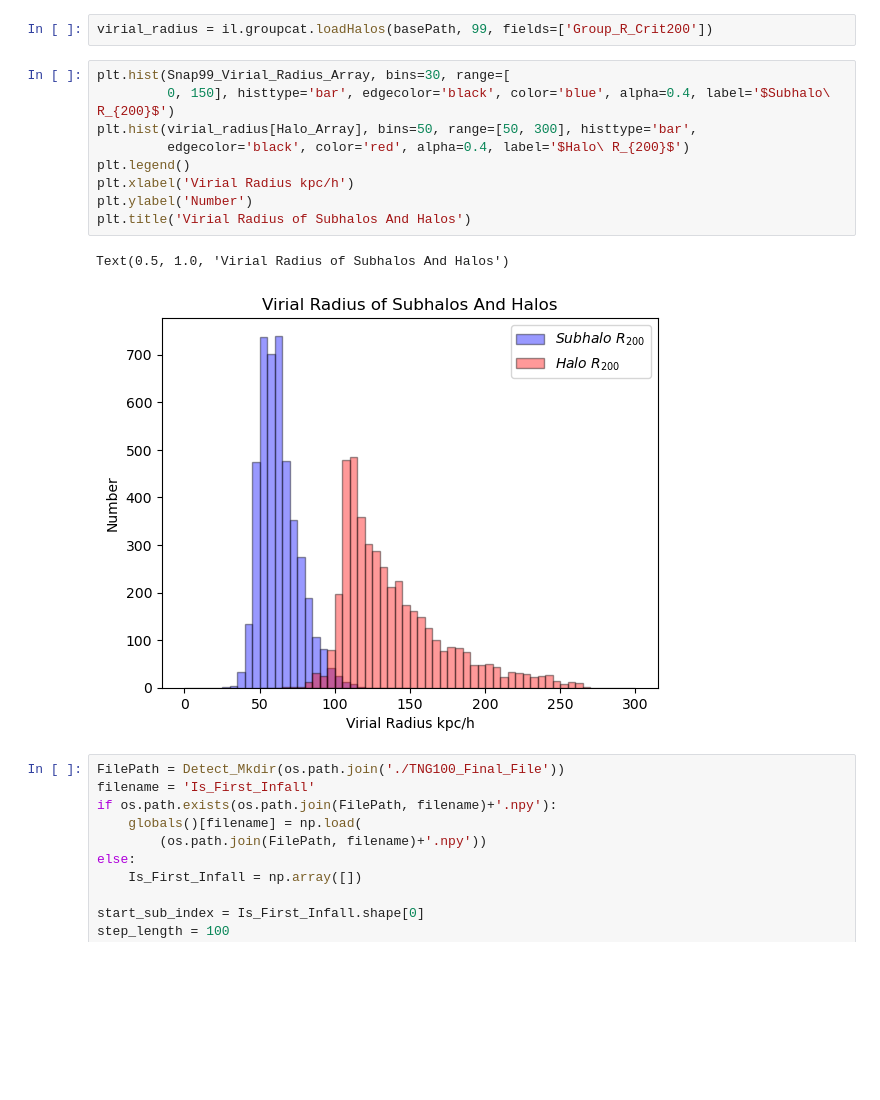
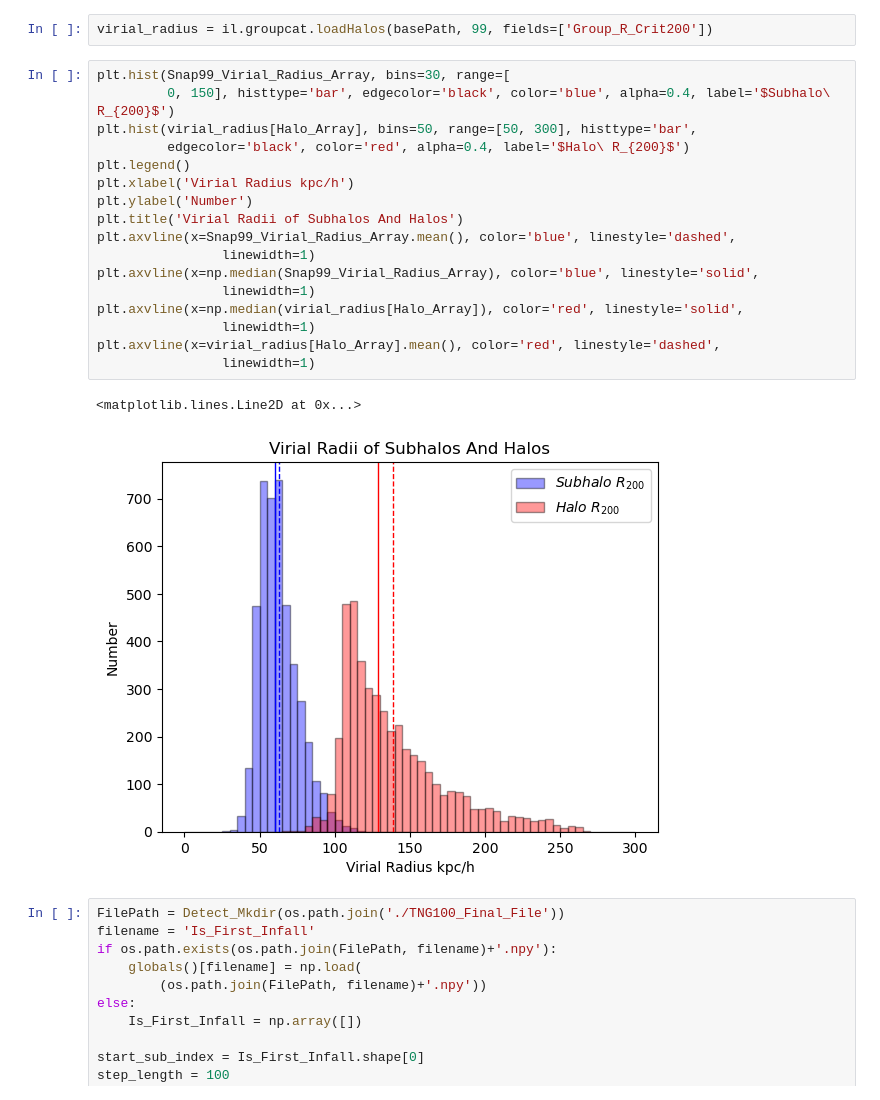
Before and after one commit to XingyaoCai/Satellite-Galaxies, a Jupyter notebook: FIrst_Infall_Calculation.ipynb, the cells around one changed output. Cells and saved outputs as stored; diff of their text form; blank space fills up the shorter version.

```diff
--- a/FIrst_Infall_Calculation.ipynb
+++ b/FIrst_Infall_Calculation.ipynb
@@ -119,15 +119,23 @@ virial_radius = il.groupcat.loadHalos(basePath, 99, fields=['Group_R_Crit200'])
 # %%
 plt.hist(Snap99_Virial_Radius_Array, bins=30, range=[
          0, 150], histtype='bar', edgecolor='black', color='blue', alpha=0.4, label='$Subhalo\ R_{200}$')
 plt.hist(virial_radius[Halo_Array], bins=50, range=[50, 300], histtype='bar',
          edgecolor='black', color='red', alpha=0.4, label='$Halo\ R_{200}$')
 plt.legend()
 plt.xlabel('Virial Radius kpc/h')
 plt.ylabel('Number')
-plt.title('Virial Radius of Subhalos And Halos')
+plt.title('Virial Radii of Subhalos And Halos')
+plt.axvline(x=Snap99_Virial_Radius_Array.mean(), color='blue', linestyle='dashed',
+                linewidth=1)
+plt.axvline(x=np.median(Snap99_Virial_Radius_Array), color='blue', linestyle='solid',
+                linewidth=1)
+plt.axvline(x=np.median(virial_radius[Halo_Array]), color='red', linestyle='solid',
+                linewidth=1)
+plt.axvline(x=virial_radius[Halo_Array].mean(), color='red', linestyle='dashed',
+                linewidth=1)
 # %% [output]
-Text(0.5, 1.0, 'Virial Radius of Subhalos And Halos')
+<matplotlib.lines.Line2D at 0x...>
-[figure, old version]
+[figure, new version]
 # %%
 FilePath = Detect_Mkdir(os.path.join('./TNG100_Final_File'))
 filename = 'Is_First_Infall'
```
Also changed, not shown: parts of 1 cell of this notebook.
